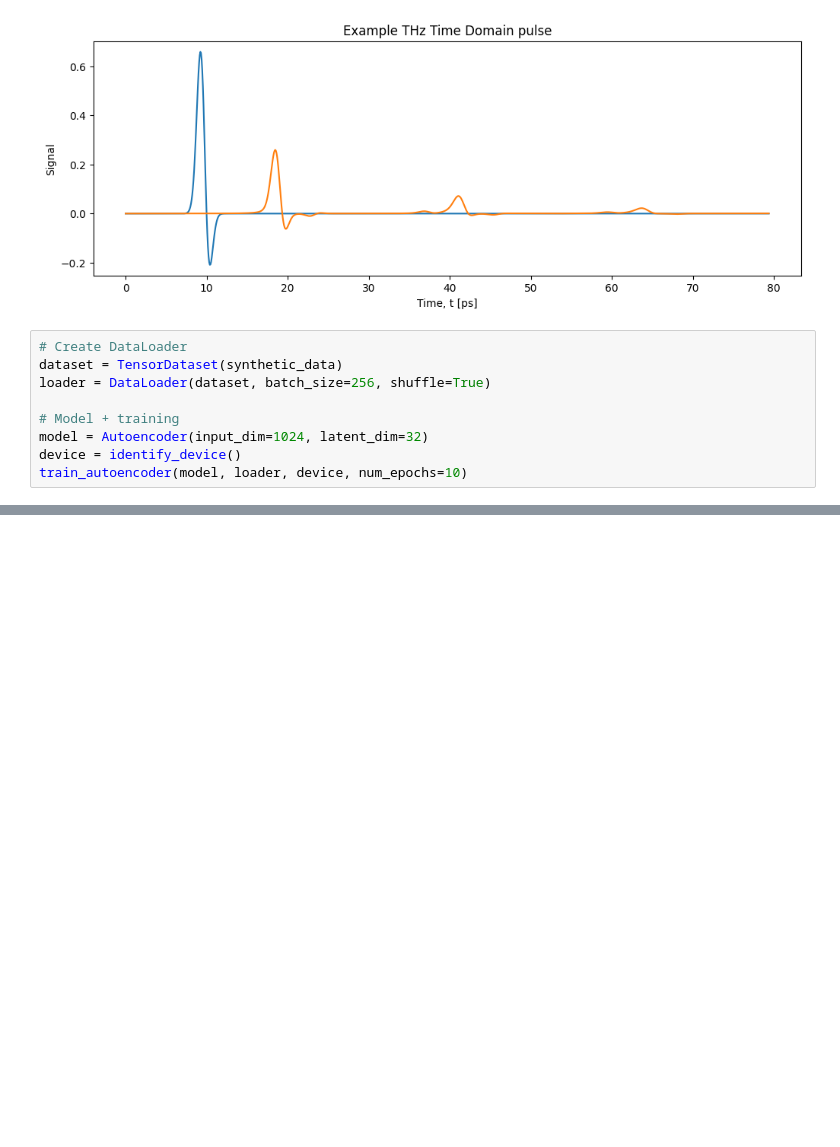
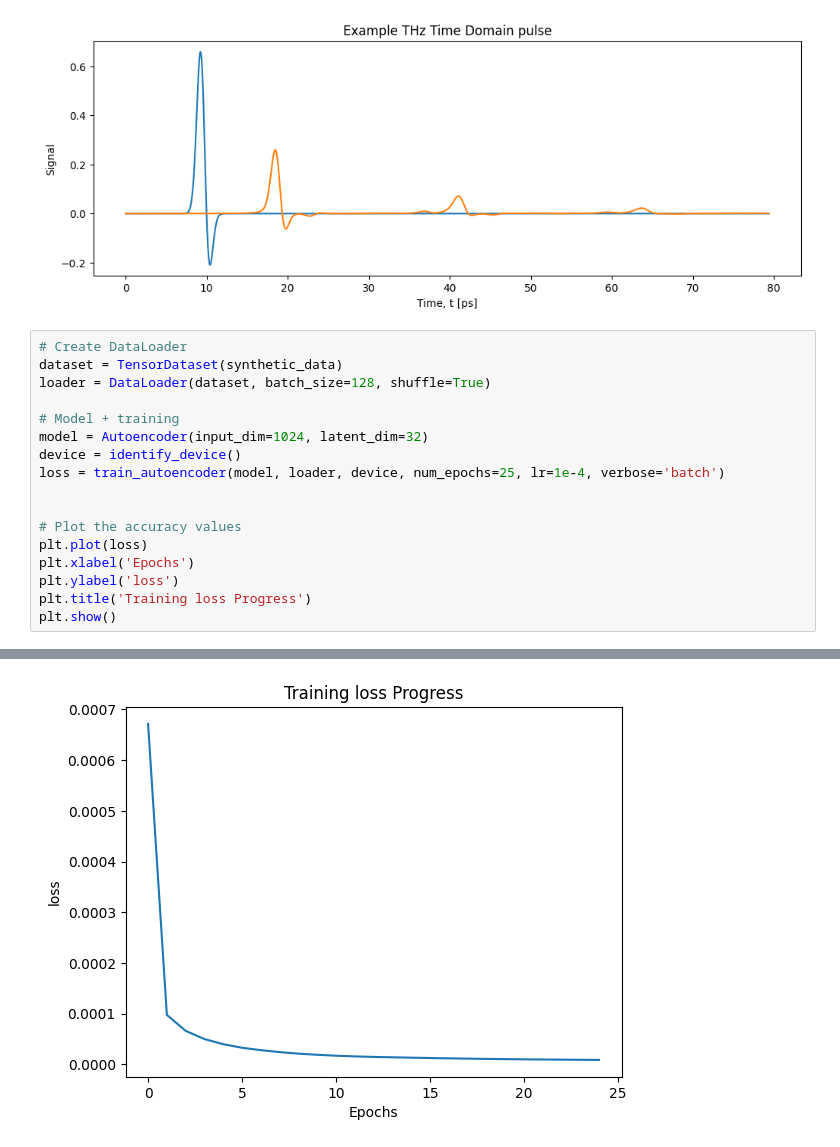
Before and after one commit to tls54/THz-TD-CNN, a Jupyter notebook: Encoder-approach.ipynb, the cells around one changed output, grey strips where cells are left out. Cells and saved outputs as stored; diff of their text form; blank space fills up the shorter version.

```diff
--- a/Encoder-approach.ipynb
+++ b/Encoder-approach.ipynb
@@ -48,11 +52,19 @@ plt.show()
 # %%
 # Create DataLoader
 dataset = TensorDataset(synthetic_data)
-loader = DataLoader(dataset, batch_size=256, shuffle=True)
+loader = DataLoader(dataset, batch_size=128, shuffle=True)
 
 # Model + training
 model = Autoencoder(input_dim=1024, latent_dim=32)
 device = identify_device()
-train_autoencoder(model, loader, device, num_epochs=10)
+loss = train_autoencoder(model, loader, device, num_epochs=25, lr=1e-4, verbose='batch')
+
+
+# Plot the accuracy values
+plt.plot(loss)
+plt.xlabel('Epochs')
+plt.ylabel('loss')
+plt.title('Training loss Progress')
+plt.show()
 # %% [output]
 Using device: mps
@@ -68,0 +71 @@ Epoch 10: Loss = 0.0000
+[figure, added]
```
Also changed, not shown: parts of 5 cells of this notebook, 4 other files.
